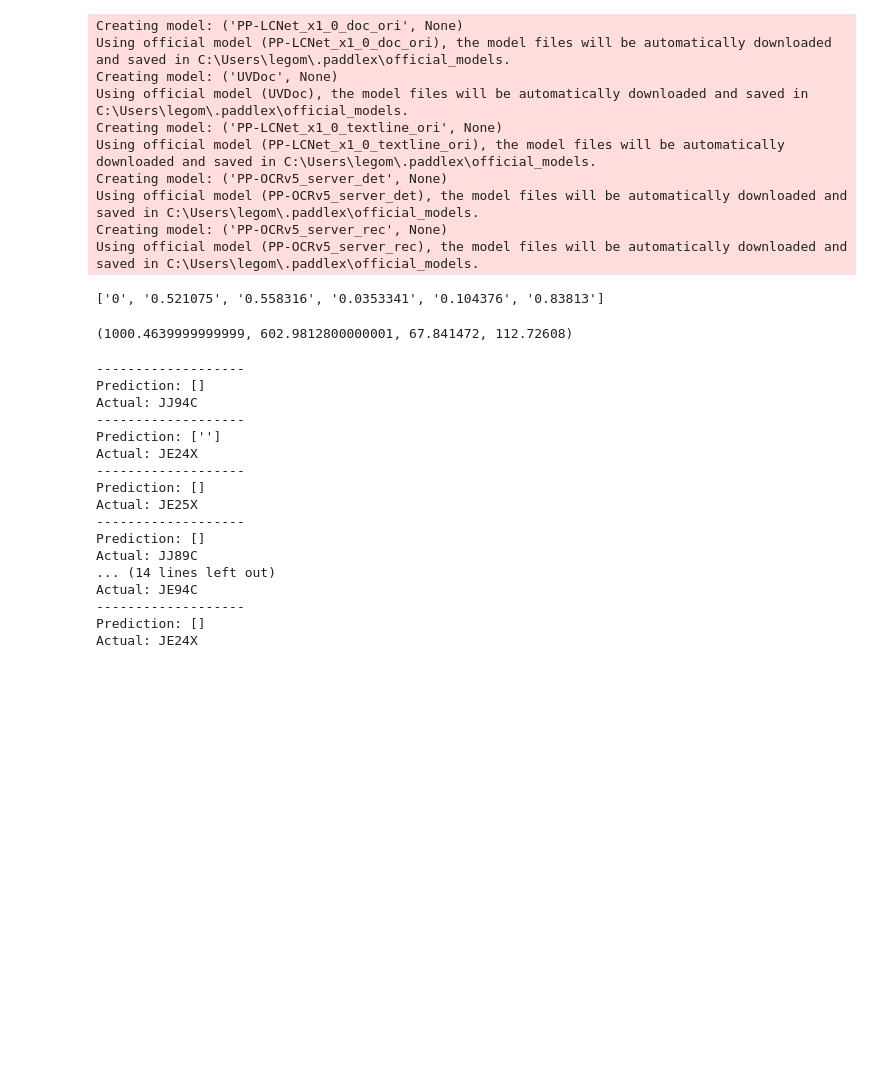
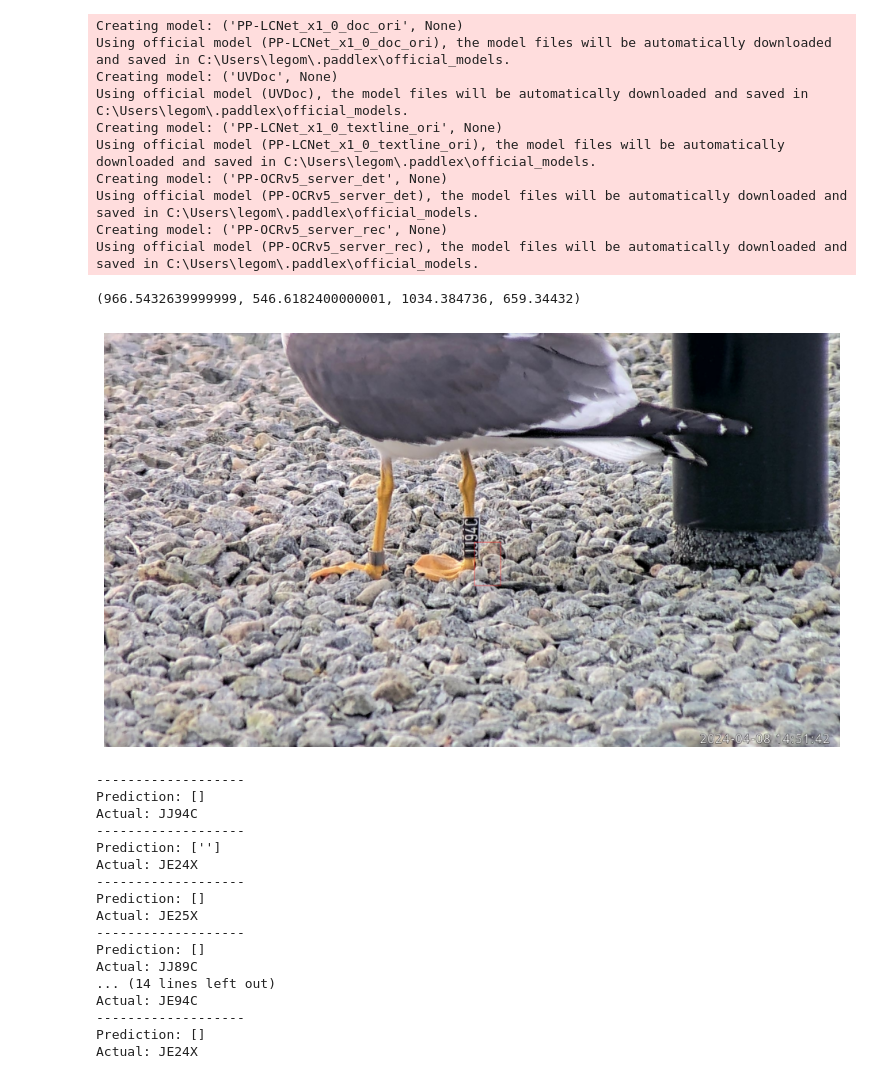
Before and after one commit to Krijosor/Bird-Is-The-Word, a Jupyter notebook: testbook.ipynb, the cells around one changed output. Drawn from its saved outputs; the diff is of its cells as text; code cells hidden in the pictures; blank space fills up the shorter version.

Commit message:
bounding boxes are correctly calculated and shown on images as a check

```diff
--- a/testbook.ipynb
+++ b/testbook.ipynb
@@ -60,40 +73,34 @@ def bb_txt_to_list(bb_path):
 
     return bb
 # %%
-img, l = exp_dataset[0]
+img, l = exp_dataset[1]
 bb_path = "dataset/datasets/rf/labels/20240408-145102.064779(162.29,-4.57,9209.0).txt"
 bb = bb_txt_to_list(bb_path)
-print(bb)
+
+bb_cords = calculate_bb_cords(img, bb)
+print(bb_cords)
 # %% [output]
-['0', '0.521075', '0.558316', '0.0353341', '0.104376', '0.83813']
+(966.5432639999999, 546.6182400000001, 1034.384736, 659.34432)
-# %%
-img, l = exp_dataset[0]
-
-bb_cords = calculate_bb_cords(img, bb)
-
-print(bb_cords)
-# %% [output]
-(1000.4639999999999, 602.9812800000001, 67.841472, 112.72608)
 # %%
+# Pre process image
+img_uint8 = (img * 255).to(dtype=torch.uint8)
 
-img_uint8 = (img * 255).to(torch.uint8)
+# Prepare bounding boxes
+boxes = torch.tensor([[bb_cords[0], bb_cords[1], bb_cords[2], bb_cords[3]]], dtype=torch.int)
 
-# 2) prepare your box(es): tensor of shape (num_boxes, 4) in (xmin, ymin, xmax, ymax)
-boxes = torch.tensor([[bb_cords[0], bb_cords[1], bb_cords[0]+bb_cords[2], bb_cords[1]+bb_cords[3]]], dtype=torch.int)
-
-# 4) draw
 img_boxes = draw_bounding_boxes(
     img_uint8,
     boxes,
-    labels=labels,
     colors="red",
-    width=2
+    width=1
 )
-
-# 5) convert back to PIL or plot with matplotlib
+img_boxes = img_boxes.permute(1, 2, 0)
+plt.figure(figsize=(12,12))
 plt.imshow(img_boxes)
 plt.axis("off")
 plt.show()
+# %% [output]
+[figure, added]
 # %%
 
 exp_loader = DataLoader(dataset=exp_dataset, batch_size=64, shuffle=True)
```
Also changed, not shown: parts of 4 cells of this notebook, 1 other file.
